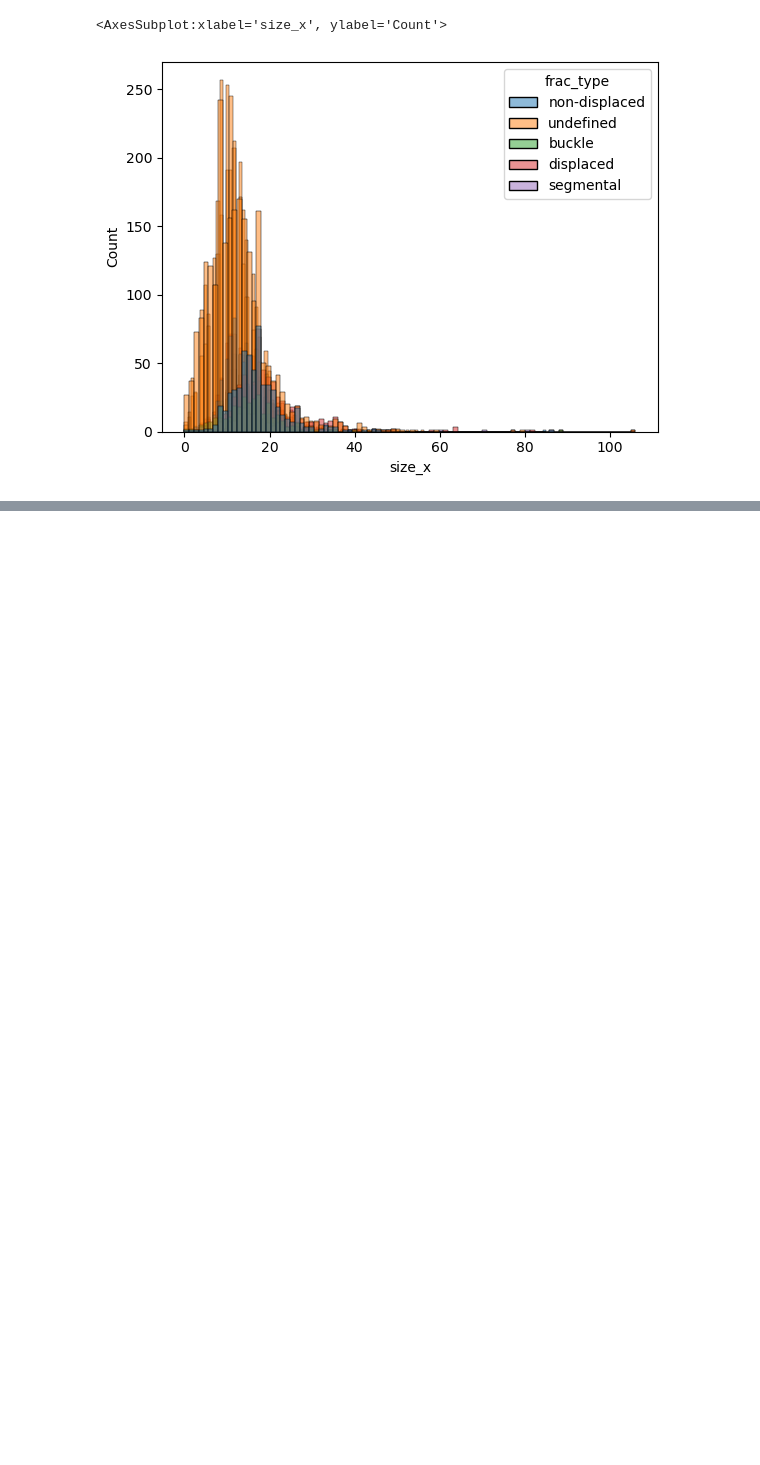
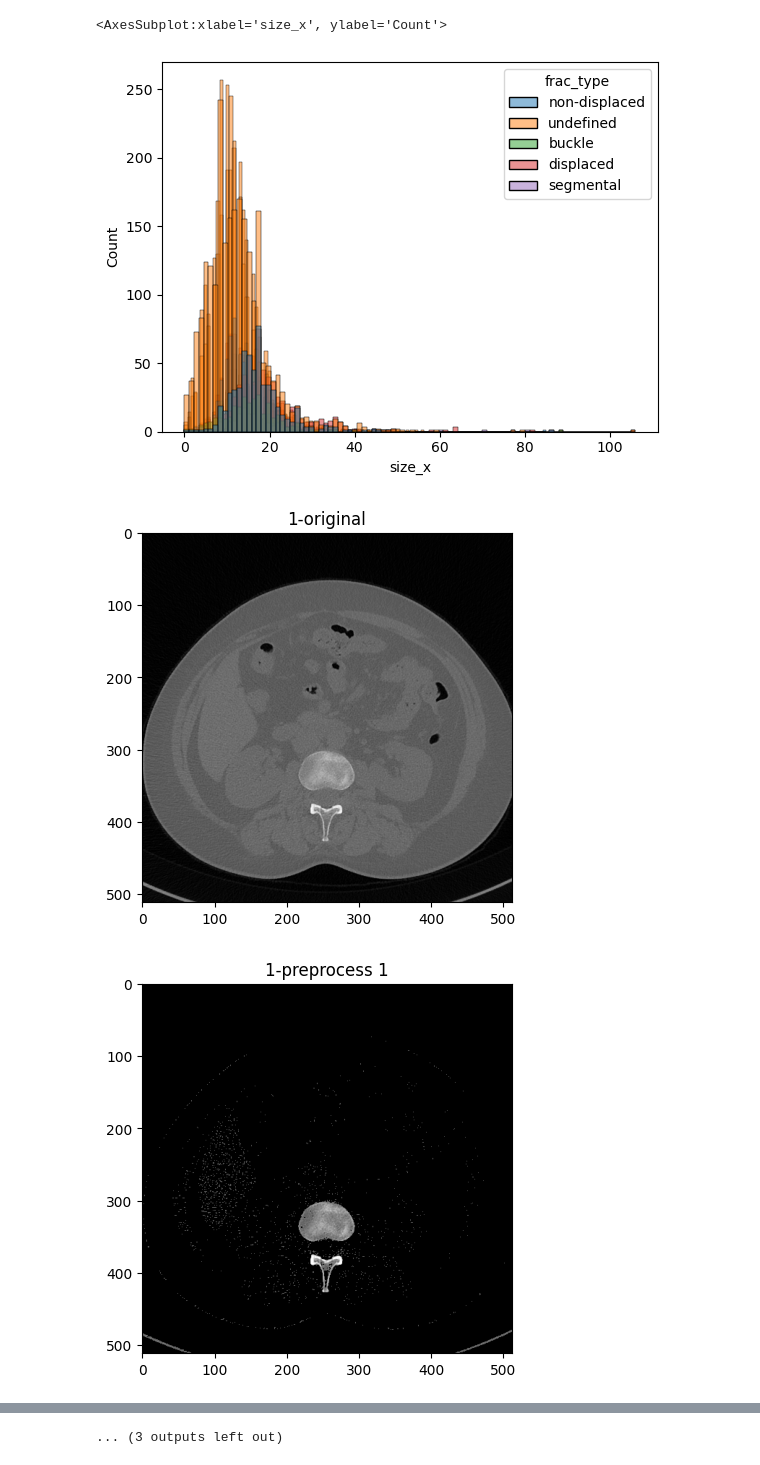
Before and after one commit to diegogcerdas/rib-fracture, a Jupyter notebook: data_statistics/Data analysis.ipynb, the cells around one changed output, grey strips where cells are left out. Cells and saved outputs as stored; diff of their text form; code cells hidden in the pictures; blank space fills up the shorter version.

Commit message:
data analysis cleaner

```diff
--- a/data_statistics/Data analysis.ipynb
+++ b/data_statistics/Data analysis.ipynb
@@ -10,5 +10,18 @@ from collections import defaultdict
 import itertools
 import seaborn as sns
 # %%
-DATA_ROOT = '/media/eggonz/WD Elements/research/datasets/ribfrac'
+DATA_ROOT = os.environ['HOME'] + '/data'
+DATASET_ROOT = DATA_ROOT + '/ribfrac'
+TRAIN_ROOT = DATASET_ROOT + '/train'
+VAL_ROOT = DATASET_ROOT + '/val'
+ANALYSIS_ROOT = DATA_ROOT + '/analysis'
+
+LABEL_CODE = {
+    0: 'background',
+    1: 'displaced',
+    2: 'non-displaced',
+    3: 'buckle',
+    4: 'segmental',
+    -1: 'undefined'
+}
 # %%
@@ -268,3 +382,41 @@ sns.histplot(data=data, x="size_z", hue="frac_type")
 # %% [output]
 <AxesSubplot:xlabel='size_x', ylabel='Count'>
 [figure]
+# %%
+# preprocessing
+level = 0.5
+window = 0.1
+trheshold = 0.8
+
+def preprocess1(img, level=400, window=1800, threshold=0.35):
+    max_ = level + window/2
+    min_ = level - window/2
+    img = img.clip(min_, max_)
+    img = (img - min_) / (max_ - min_)
+    img[img < threshold] = 0
+    return img
+
+def preprocess2(img, threshold=0):
+    img = img.copy()
+    img[img < threshold] = 0
+    return img
+
+def show(img, title=None):
+    plt.imshow(img, cmap='gray')
+    if title:
+        plt.title(title)
+    plt.show()
+
+for n, filename in enumerate(os.listdir(TRAIN_ROOT)[:10]):
+    if 'label' in filename:
+        continue
+    path = os.path.join(TRAIN_ROOT, filename)
+    scan = nib.load(path).get_fdata().T.astype(float)  # (z, x, y)
+    slice_idx = np.random.randint(0, scan.shape[0])
+    slice_ = scan[slice_idx]
+    show(slice_, f'{n}-original')
+    show(preprocess1(slice_), f'{n}-preprocess 1')
+    show(preprocess2(slice_), f'{n}-preprocess 2')
+# %% [output]
+[figure, added]
+[figure, added]
@@ -270,0 +433 @@ sns.histplot(data=data, x="size_z", hue="frac_type")
+... (3 outputs left out)
```
Also changed, not shown: parts of 10 cells of this notebook, 3 other files.
